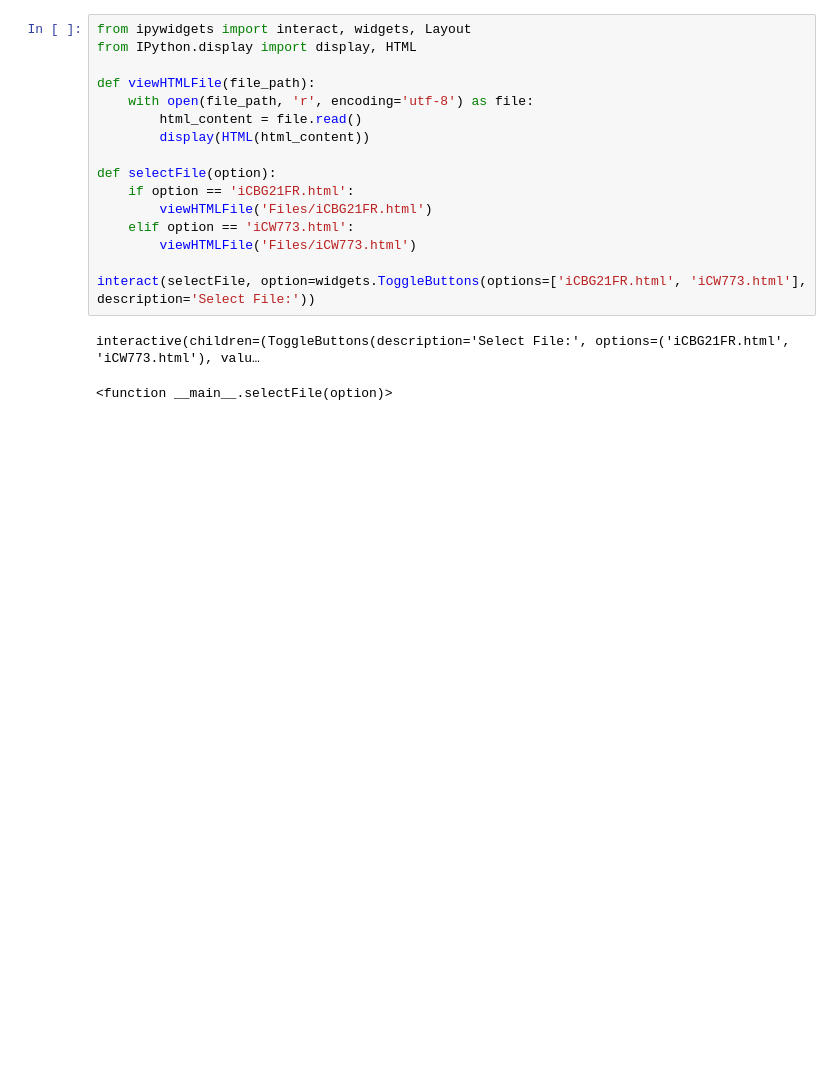
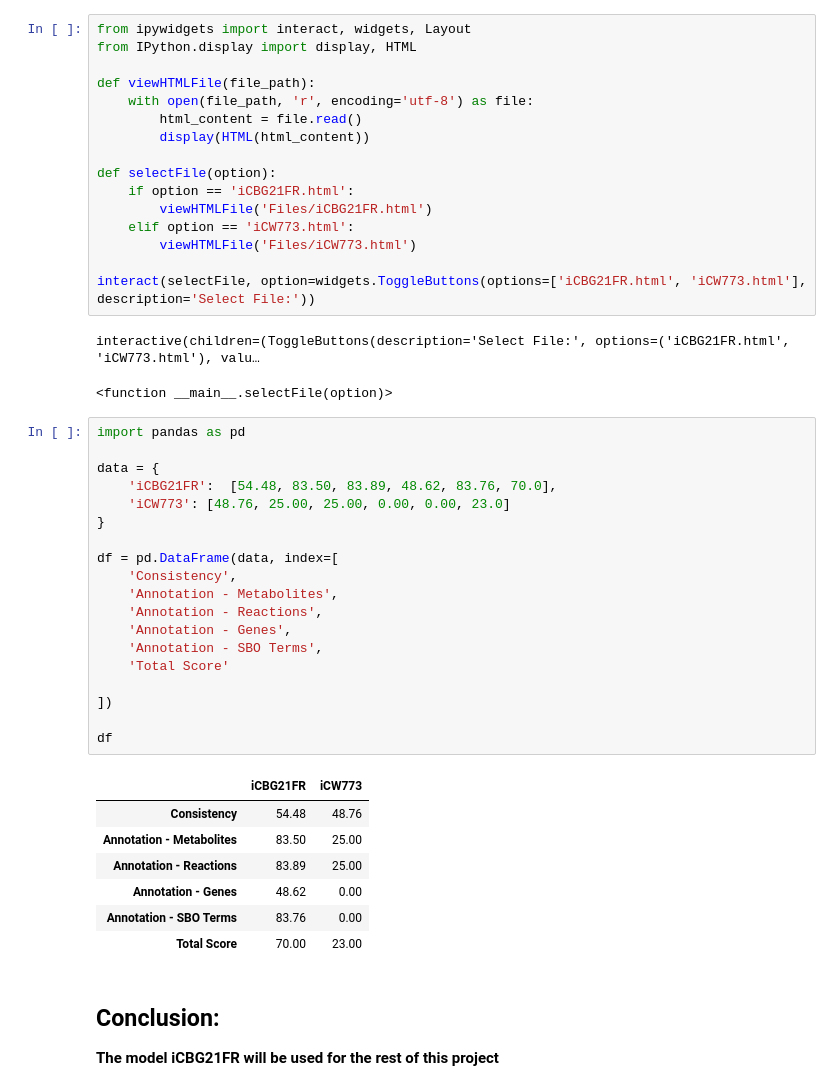
Before and after one commit to 27410/group-assingment-group-9, a Jupyter notebook: memote.ipynb, the cells around one changed output. Cells and saved outputs as stored; diff of their text form; blank space fills up the shorter version.

```diff
--- a/0 - Memote.ipynb
+++ b/memote.ipynb
@@ -27,3 +27,33 @@ interact(selectFile, option=widgets.ToggleButtons(options=['iCBG21FR.html', 'iCW
 # %% [output]
 interactive(children=(ToggleButtons(description='Select File:', options=('iCBG21FR.html', 'iCW773.html'), valu…
 <function __main__.selectFile(option)>
+# %%
+import pandas as pd
+
+data = {
+    'iCBG21FR':  [54.48, 83.50, 83.89, 48.62, 83.76, 70.0],
+    'iCW773': [48.76, 25.00, 25.00, 0.00, 0.00, 23.0]
+}
+
+df = pd.DataFrame(data, index=[
+    'Consistency',
+    'Annotation - Metabolites',
+    'Annotation - Reactions',
+    'Annotation - Genes',
+    'Annotation - SBO Terms',
+    'Total Score'
+
+])
+
+df
+# %% [output]
+|  | iCBG21FR | iCW773 |
+| Consistency | 54.48 | 48.76 |
+| Annotation - Metabolites | 83.50 | 25.00 |
+| Annotation - Reactions | 83.89 | 25.00 |
+| Annotation - Genes | 48.62 | 0.00 |
+| Annotation - SBO Terms | 83.76 | 0.00 |
+| Total Score | 70.00 | 23.00 |
+# %% [markdown]
+## Conclusion:
+**The model iCBG21FR will be used for the rest of this project**
```
Also changed, not shown: 7 other files.
